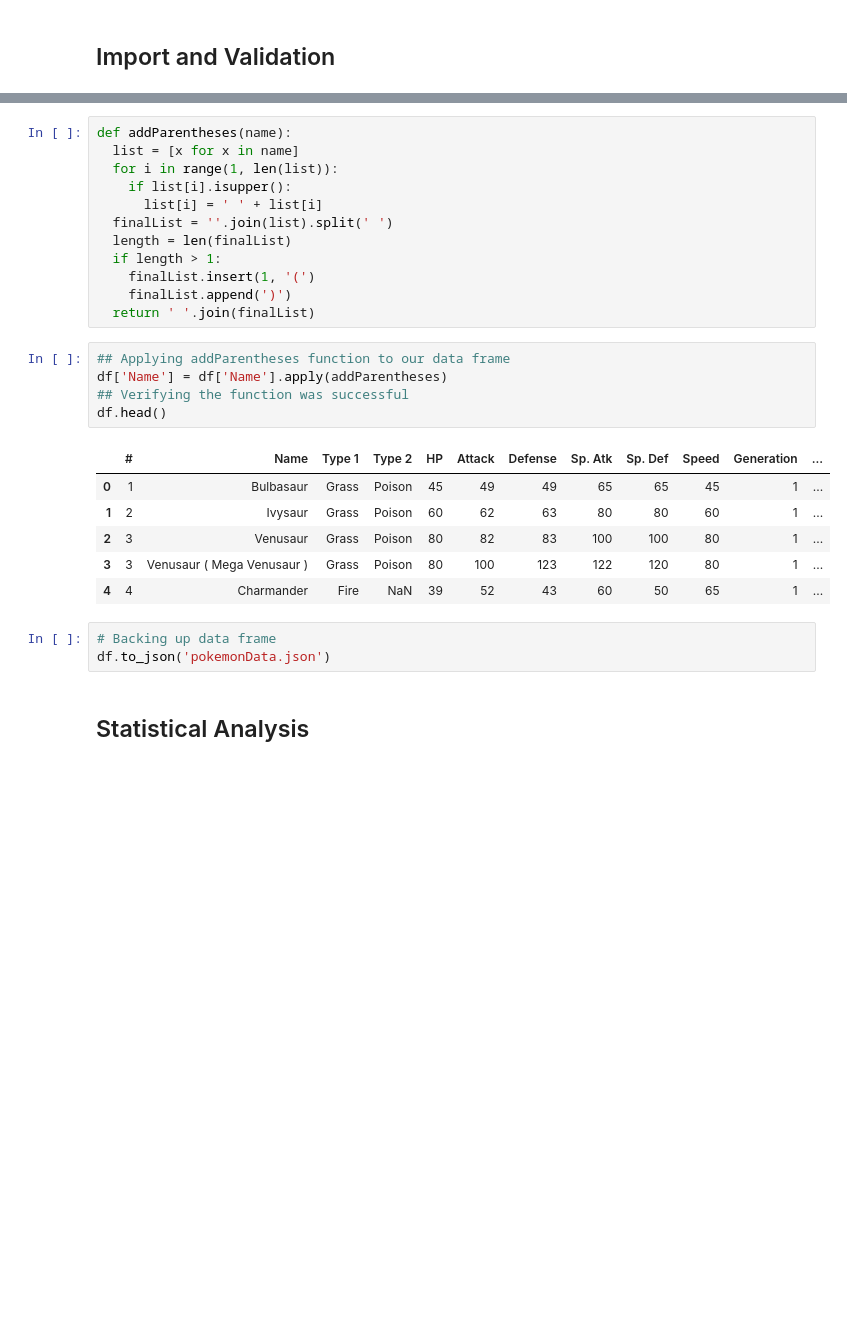
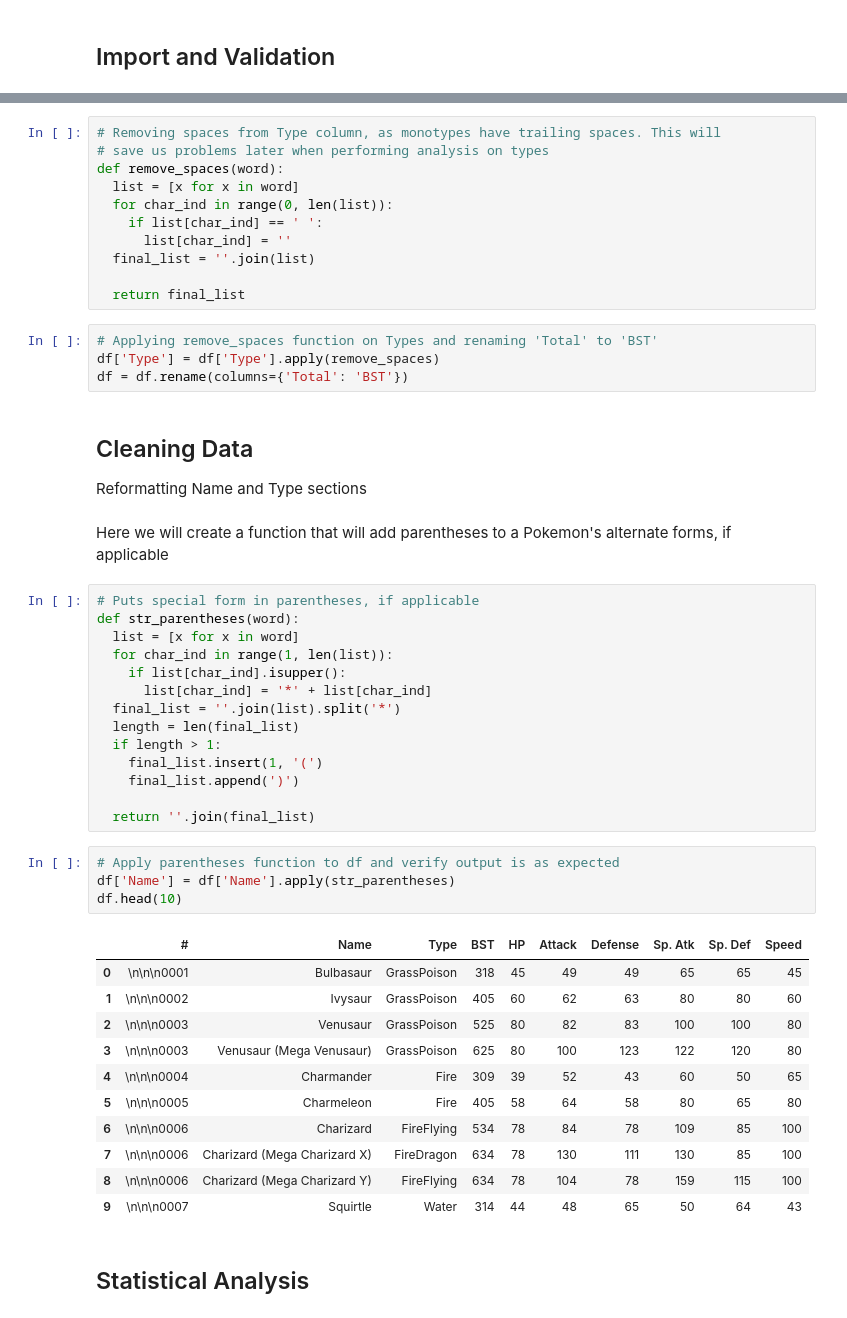
Before and after one commit to alexradecki/pokedex, a Jupyter notebook: Pokedex.ipynb, the cells around one changed output, grey strips where cells are left out. Cells and saved outputs as stored; diff of their text form; blank space fills up the shorter version.

```diff
--- a/Pokedex.ipynb
+++ b/Pokedex.ipynb
@@ -46,30 +95,53 @@ We can see that for Pokemon with unique names, such as Mega Venusaur, the name l
+# %%
+# Removing spaces from Type column, as monotypes have trailing spaces. This will
+# save us problems later when performing analysis on types
+def remove_spaces(word):
+  list = [x for x in word]
+  for char_ind in range(0, len(list)):
+    if list[char_ind] == ' ':
+      list[char_ind] = ''
+  final_list = ''.join(list)
+
+  return final_list
+# %%
+# Applying remove_spaces function on Types and renaming 'Total' to 'BST'
+df['Type'] = df['Type'].apply(remove_spaces)
+df = df.rename(columns={'Total': 'BST'})
+# %% [markdown]
+## Cleaning Data
+Reformatting Name and Type sections
+# %% [markdown]
+Here we will create a function that will add parentheses to a Pokemon's alternate forms, if applicable
 # %%
-def addParentheses(name):
-  list = [x for x in name]
-  for i in range(1, len(list)):
-    if list[i].isupper():
-      list[i] = ' ' + list[i]
-  finalList = ''.join(list).split(' ')
-  length = len(finalList)
+# Puts special form in parentheses, if applicable
+def str_parentheses(word):
+  list = [x for x in word]
+  for char_ind in range(1, len(list)):
+    if list[char_ind].isupper():
+      list[char_ind] = '*' + list[char_ind]
+  final_list = ''.join(list).split('*')
+  length = len(final_list)
   if length > 1:
-    finalList.insert(1, '(')
-    finalList.append(')')
-  return ' '.join(finalList)
+    final_list.insert(1, '(')
+    final_list.append(')')
+
+  return ''.join(final_list)
 # %%
-## Applying addParentheses function to our data frame
-df['Name'] = df['Name'].apply(addParentheses)
-## Verifying the function was successful
-df.head()
+# Apply parentheses function to df and verify output is as expected
+df['Name'] = df['Name'].apply(str_parentheses)
+df.head(10)
 # %% [output]
-|  | # | Name | Type 1 | Type 2 | HP | Attack | Defense | Sp. Atk | Sp. Def | Speed | Generation | ... |
-| 0 | 1 | Bulbasaur | Grass | Poison | 45 | 49 | 49 | 65 | 65 | 45 | 1 | ... |
-| 1 | 2 | Ivysaur | Grass | Poison | 60 | 62 | 63 | 80 | 80 | 60 | 1 | ... |
-| 2 | 3 | Venusaur | Grass | Poison | 80 | 82 | 83 | 100 | 100 | 80 | 1 | ... |
-| 3 | 3 | Venusaur ( Mega Venusaur ) | Grass | Poison | 80 | 100 | 123 | 122 | 120 | 80 | 1 | ... |
-| 4 | 4 | Charmander | Fire | NaN | 39 | 52 | 43 | 60 | 50 | 65 | 1 | ... |
+|  | # | Name | Type | BST | HP | Attack | Defense | Sp. Atk | Sp. Def | Speed |
+| 0 | \n\n\n0001 | Bulbasaur | GrassPoison | 318 | 45 | 49 | 49 | 65 | 65 | 45 |
+| 1 | \n\n\n0002 | Ivysaur | GrassPoison | 405 | 60 | 62 | 63 | 80 | 80 | 60 |
+| 2 | \n\n\n0003 | Venusaur | GrassPoison | 525 | 80 | 82 | 83 | 100 | 100 | 80 |
+| 3 | \n\n\n0003 | Venusaur (Mega Venusaur) | GrassPoison | 625 | 80 | 100 | 123 | 122 | 120 | 80 |
+| 4 | \n\n\n0004 | Charmander | Fire | 309 | 39 | 52 | 43 | 60 | 50 | 65 |
+| 5 | \n\n\n0005 | Charmeleon | Fire | 405 | 58 | 64 | 58 | 80 | 65 | 80 |
+| 6 | \n\n\n0006 | Charizard | FireFlying | 534 | 78 | 84 | 78 | 109 | 85 | 100 |
+| 7 | \n\n\n0006 | Charizard (Mega Charizard X) | FireDragon | 634 | 78 | 130 | 111 | 130 | 85 | 100 |
+| 8 | \n\n\n0006 | Charizard (Mega Charizard Y) | FireFlying | 634 | 78 | 104 | 78 | 159 | 115 | 100 |
+| 9 | \n\n\n0007 | Squirtle | Water | 314 | 44 | 48 | 65 | 50 | 64 | 43 |
-# %%
-# Backing up data frame
-df.to_json('pokemonData.json')
 # %% [markdown]
 ## Statistical Analysis
 # %% [markdown]
```
Also changed, not shown: parts of 26 cells of this notebook.
